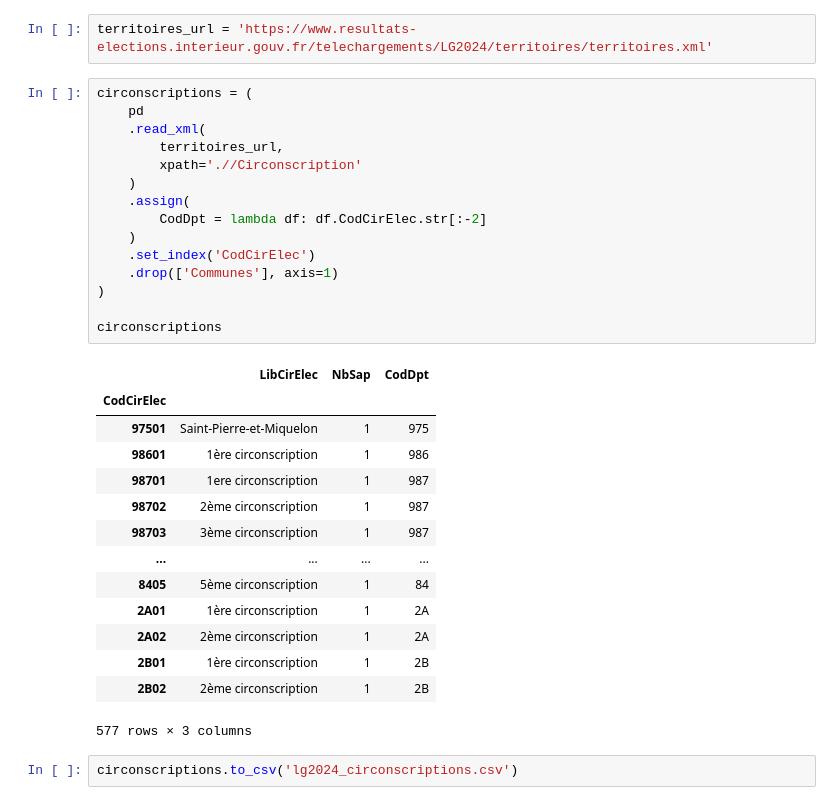
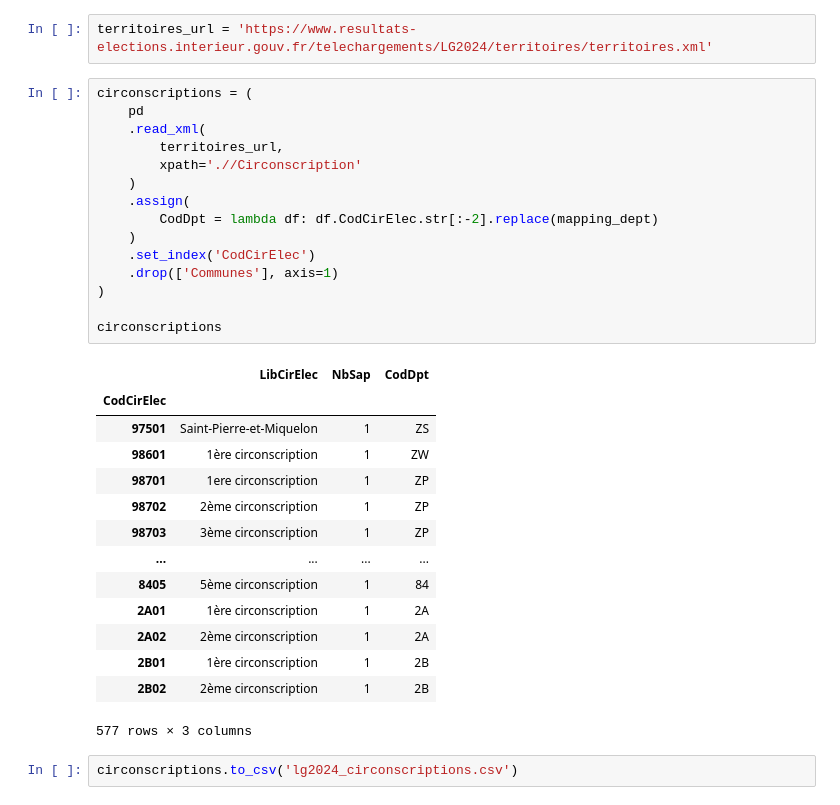
Before and after one commit to taniki/legislatives-2024, a Jupyter notebook: prep_lg2024.ipynb, the cells around one changed output. Cells and saved outputs as stored; diff of their text form.

```diff
--- a/prep_lg2024.ipynb
+++ b/prep_lg2024.ipynb
@@ -49,26 +49,26 @@ territoires_url = 'https://www.resultats-elections.interieur.gouv.fr/telechargem
 # %%
 circonscriptions = (
     pd
     .read_xml(
         territoires_url,
         xpath='.//Circonscription'
     )
     .assign(
-        CodDpt = lambda df: df.CodCirElec.str[:-2]
+        CodDpt = lambda df: df.CodCirElec.str[:-2].replace(mapping_dept)
     )
     .set_index('CodCirElec')
     .drop(['Communes'], axis=1)
 )
 
 circonscriptions
 # %% [output]
 |  | LibCirElec | NbSap | CodDpt |
 | CodCirElec |  |  |  |
-| 97501 | Saint-Pierre-et-Miquelon | 1 | 975 |
-| 98601 | 1ère circonscription | 1 | 986 |
-| 98701 | 1ere circonscription | 1 | 987 |
-| 98702 | 2ème circonscription | 1 | 987 |
-| 98703 | 3ème circonscription | 1 | 987 |
+| 97501 | Saint-Pierre-et-Miquelon | 1 | ZS |
+| 98601 | 1ère circonscription | 1 | ZW |
+| 98701 | 1ere circonscription | 1 | ZP |
+| 98702 | 2ème circonscription | 1 | ZP |
+| 98703 | 3ème circonscription | 1 | ZP |
 | ... | ... | ... | ... |
 | 8405 | 5ème circonscription | 1 | 84 |
 | 2A01 | 1ère circonscription | 1 | 2A |
```
Also changed, not shown: 1 other file.
